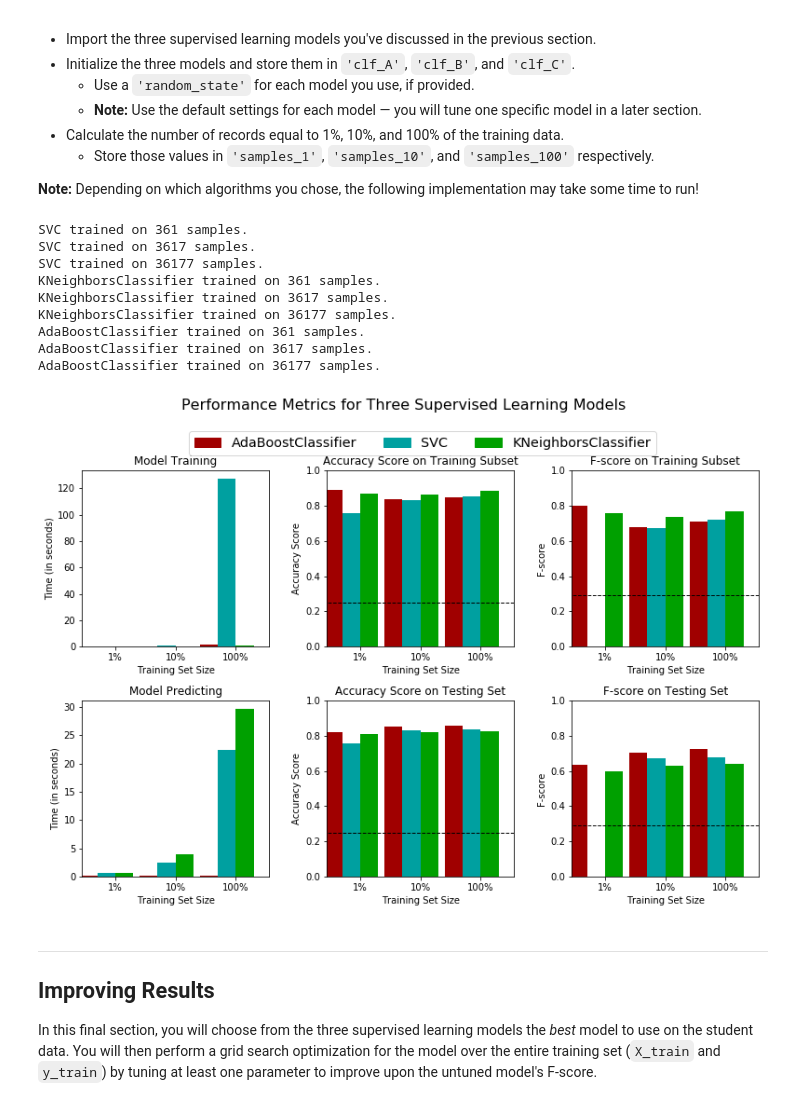
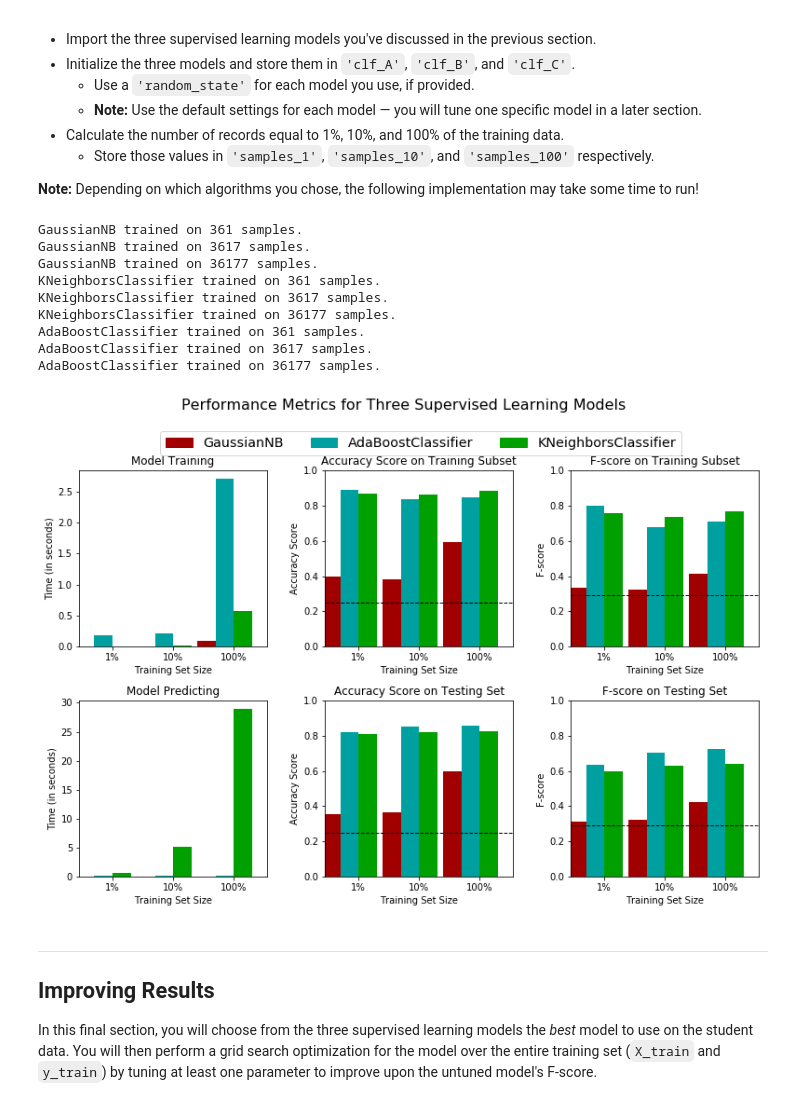
Before and after one commit to demonicode/finding_donor, a Jupyter notebook: finding_donors.ipynb, the cells around one changed output. Cells and saved outputs as stored; diff of their text form; code cells hidden in the pictures.

```diff
--- a/finding_donors.ipynb
+++ b/finding_donors.ipynb
@@ -141,8 +141,8 @@ Additionally, as with the non-numeric features, we need to convert the non-numer
 features = pd.get_dummies(features_raw)
 
 # TODO: Encode the 'income_raw' data to numerical values
-income = income_raw.apply(lambda x:1 if x=='>50K' else 0)
-
+income = pd.get_dummies(income_raw, drop_first=True)
+income = np.ravel(income)
 # Print the number of features after one-hot encoding
 encoded = list(features.columns)
 print "{} total features after one-hot encoding.".format(len(encoded))
@@ -187,15 +187,14 @@ Looking at the distribution of classes (those who make at most \$50,000, and tho
 **Note:** You must use the code cell below and assign your results to `'accuracy'` and `'fscore'` to be used later.
 # %%
 # TODO: Calculate accuracy
-from sklearn.metrics import accuracy_score,fbeta_score
-y_pred = []
-for i in range(len(income)):
-    y_pred.append(1)
-accuracy = accuracy_score(income, y_pred)
+
+accuracy = greater_percent / 100
 
 # TODO: Calculate F-score using the formula above for beta = 0.5
-fscore = fbeta_score(income, y_pred, beta=0.5)
-
+precision = accuracy
+recall = 1
+fscore = (1+(0.5**2))*(precision*recall)/(((0.5**2)*precision)+recall)
+#0.2917
 # Print the results
 print "Naive Predictor: [Accuracy score: {:.4f}, F-score: {:.4f}]".format(accuracy, fscore)
 # %% [output]
@@ -325,42 +326,45 @@ In the code cell, you will need to implement the following:
 **Note:** Depending on which algorithms you chose, the following implementation may take some time to run!
 # %%
 # TODO: Import the three supervised learning models from sklearn
-from sklearn.svm import SVC
+#from sklearn.svm import SVC
 from sklearn.neighbors import KNeighborsClassifier
 from sklearn.ensemble import AdaBoostClassifier
+from sklearn.naive_bayes import GaussianNB
+
 
 # TODO: Initialize the three models
-clf_A = SVC(random_state = 50)
+#clf_A = SVC(random_state = 50)
+clf_A = GaussianNB()
 clf_B = KNeighborsClassifier()
-clf_C = AdaBoostClassifier()
+clf_C = AdaBoostClassifier(random_state = 50)
 
 # TODO: Calculate the number of samples for 1%, 10%, and 100% of the training data
 total_size = len(X_train)
 samples_1 = int(0.01*total_size)
 samples_10 = int(0.1*total_size)
 samples_100 = total_size
 # Collect results on the learners
 results = {}
 for clf in [clf_A, clf_B, clf_C]:
     clf_name = clf.__class__.__name__
     results[clf_name] = {}
     for i, samples in enumerate([samples_1, samples_10, samples_100]):
         results[clf_name][i] = \
         train_predict(clf, samples, X_train, y_train, X_test, y_test)
 
 # Run metrics visualization for the three supervised learning models chosen
 vs.evaluate(results, accuracy, fscore)
 # %% [output]
-SVC trained on 361 samples.
-SVC trained on 3617 samples.
-SVC trained on 36177 samples.
+GaussianNB trained on 361 samples.
+GaussianNB trained on 3617 samples.
+GaussianNB trained on 36177 samples.
 KNeighborsClassifier trained on 361 samples.
 KNeighborsClassifier trained on 3617 samples.
 KNeighborsClassifier trained on 36177 samples.
 AdaBoostClassifier trained on 361 samples.
 AdaBoostClassifier trained on 3617 samples.
 AdaBoostClassifier trained on 36177 samples.
-[figure, old version]
+[figure, new version]
 # %% [markdown]
 ----
 ## Improving Results
```
Also changed, not shown: parts of 10 cells of this notebook, 1 other file.
